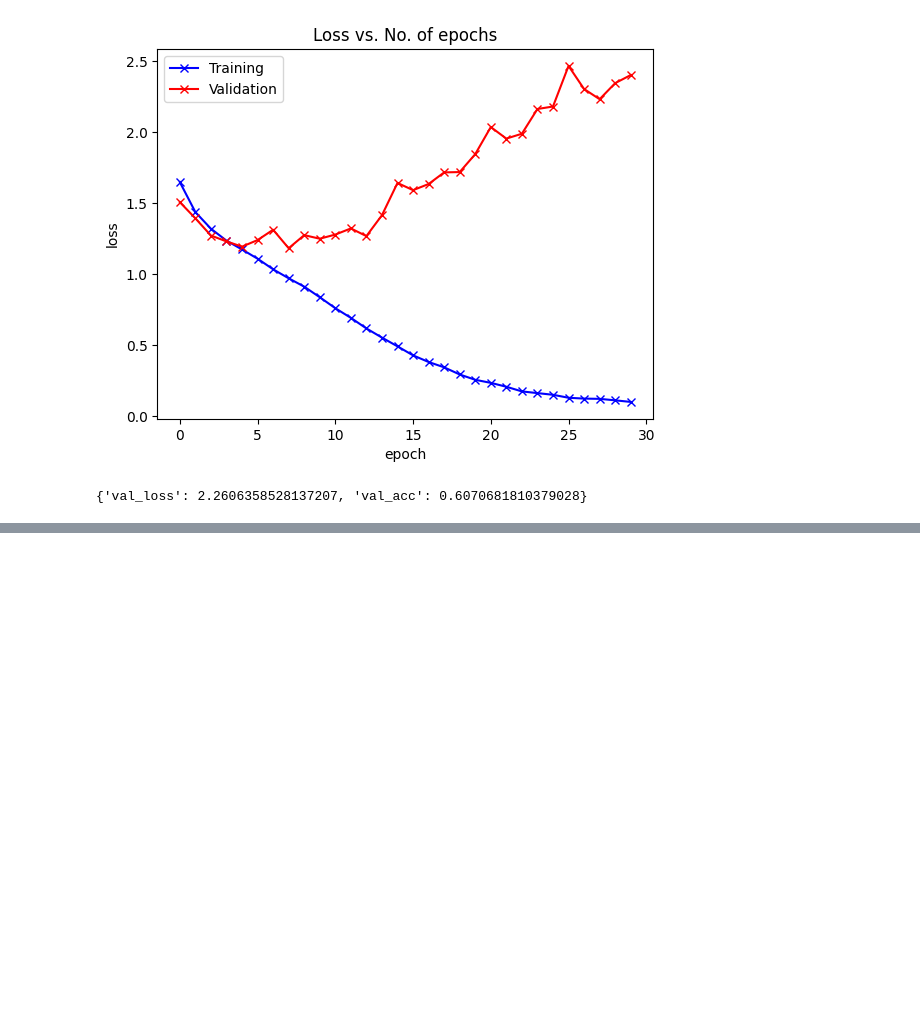
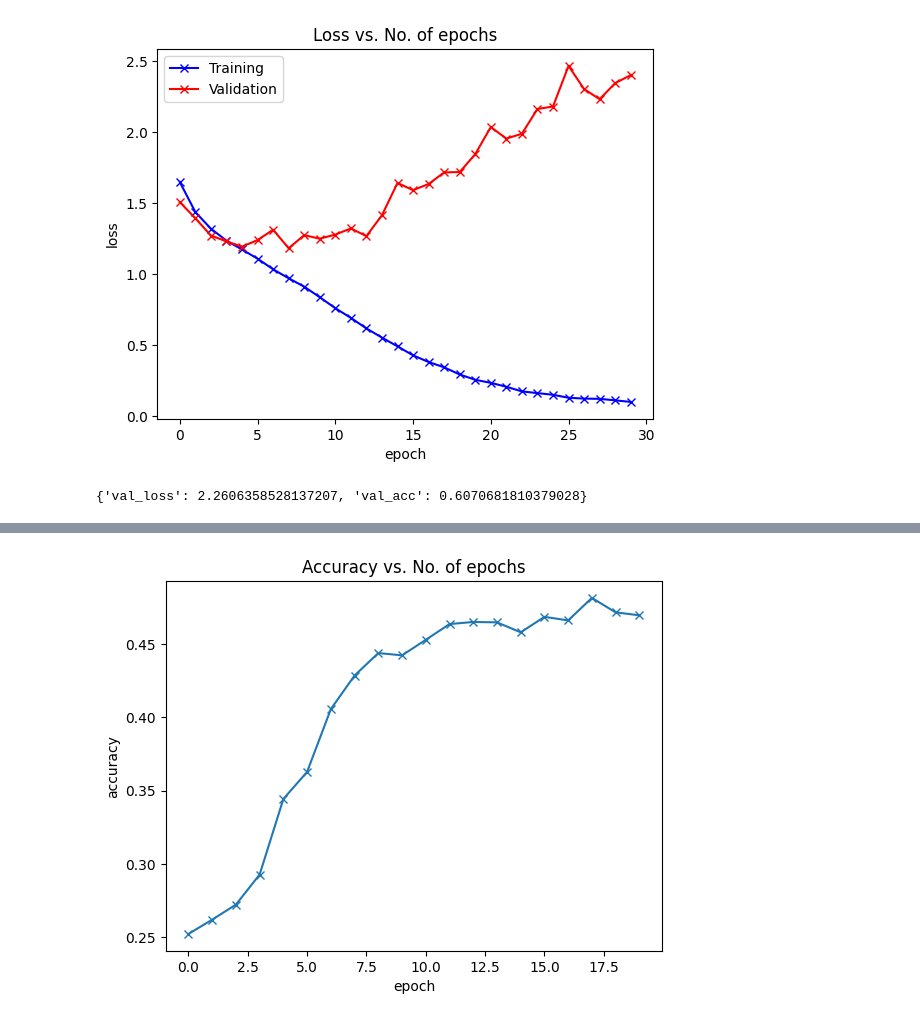
Before and after one commit to nmhaaa3218/CV-Facial-Expression, a Jupyter notebook: Facial_Expression_Recognition_2025.ipynb, the cells around one changed output, grey strips where cells are left out. Saved outputs shown, nothing was run; the diff lists cells and outputs as text; code cells hidden in the pictures; blank space fills up the shorter version.

Commit message:
vision transformer but need tuning

```diff
--- a/Facial_Expression_Recognition_2025.ipynb
+++ b/Facial_Expression_Recognition_2025.ipynb
@@ -756,0 +826,16 @@ Efficiency:  2.5285364355495006e-09
+# %%
+# 3) Instantiate, move to device, and train just like your other models
+model_vit = VisionTransformer(
+    img_size=48,
+    patch_size=6,
+    in_chans=1,
+    num_classes=7,
+    embed_dim=256,
+    depth=6,
+    num_heads=8,
+    mlp_ratio=2.0,
+    dropout=0.1
+)
+model_vit = to_device(model_vit, device)
+print(count_params(model_vit))
+print(model_vit)
@@ -756,0 +860,5 @@ Efficiency:  2.5285364355495006e-09
+# %%
+# 4) Train / validate
+num_epochs = 20
+lr = 3e-4
+history_vit = fit(num_epochs, lr, model_vit, train_dl, valid_dl, opt_func=torch.optim.AdamW)
@@ -756,0 +886,5 @@ Efficiency:  2.5285364355495006e-09
+# %%
+# 5) Plot its curves
+plot_accuracies(history_vit)
+# %% [output]
+[figure, added]
```
Also changed, not shown: parts of 14 cells of this notebook.
